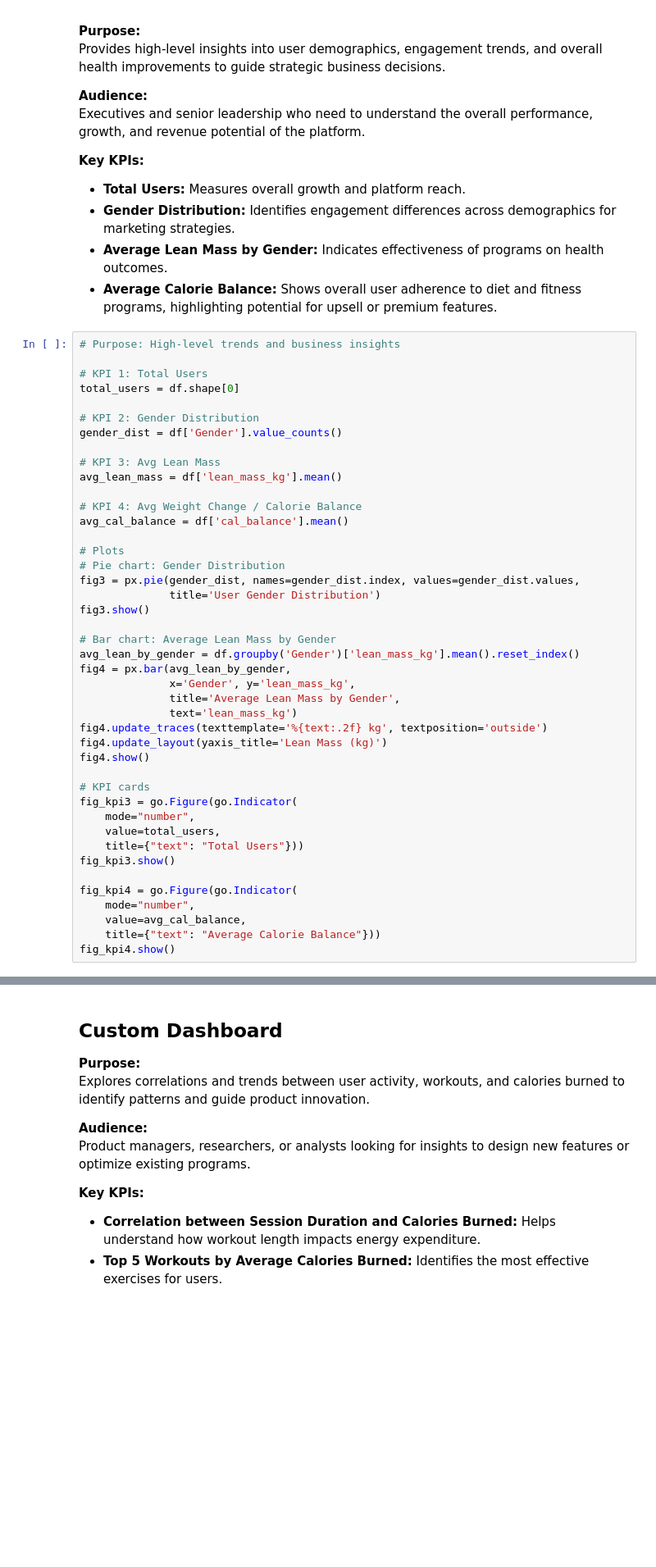
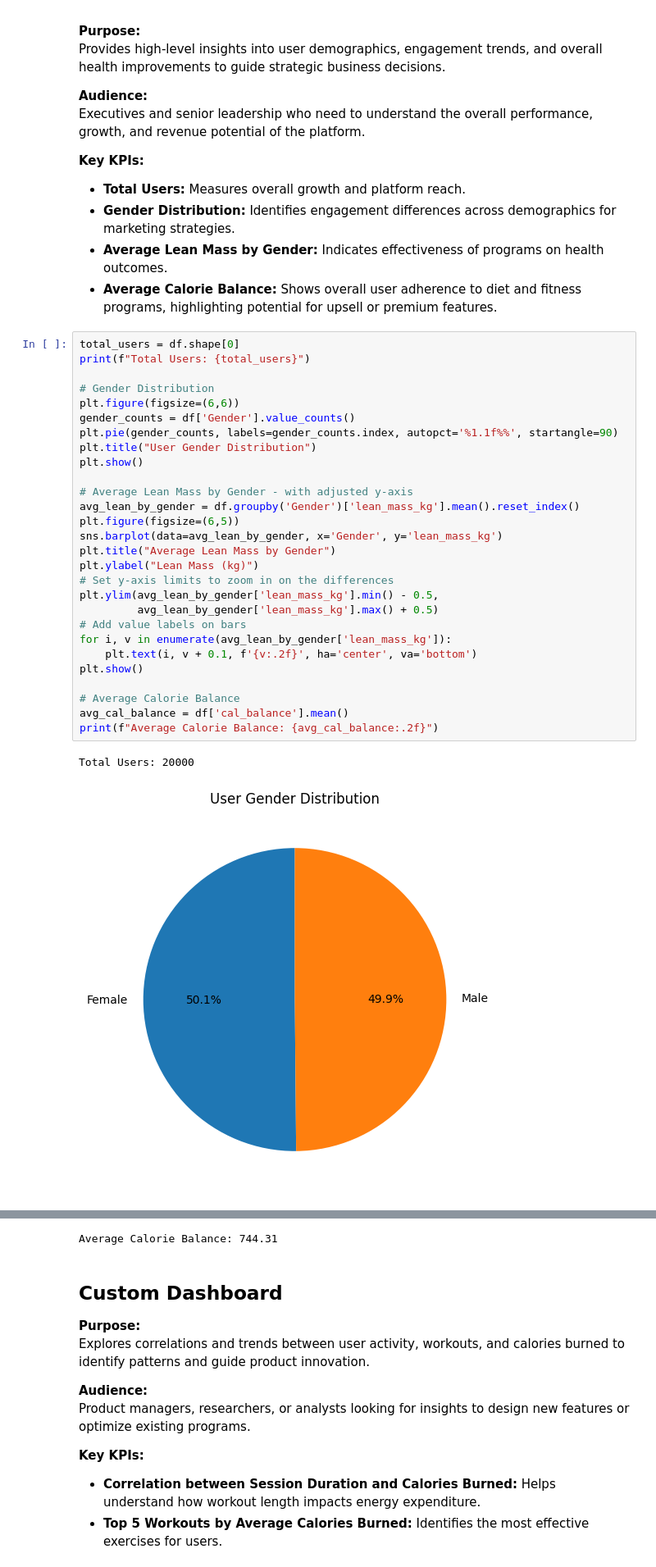
Before and after one commit to Nscook19/Data-Analysis-for-Topical-Project-4, a Jupyter notebook: Data Analytics.ipynb, the cells around one changed output, grey strips where cells are left out. Shown at 82% size. Cells and saved outputs as stored; diff of their text form; blank space fills up the shorter version.

```diff
--- a/Data Analytics.ipynb
+++ b/Data Analytics.ipynb
@@ -100,45 +65,33 @@ Executives and senior leadership who need to understand the overall performance,
 - **Average Lean Mass by Gender:** Indicates effectiveness of programs on health outcomes.
 - **Average Calorie Balance:** Shows overall user adherence to diet and fitness programs, highlighting potential for upsell or premium features.
 # %%
-# Purpose: High-level trends and business insights
+total_users = df.shape[0]
+print(f"Total Users: {total_users}")
 
-# KPI 1: Total Users
-total_users = df.shape[0]
+# Gender Distribution
+plt.figure(figsize=(6,6))
+gender_counts = df['Gender'].value_counts()
+plt.pie(gender_counts, labels=gender_counts.index, autopct='%1.1f%%', startangle=90)
+plt.title("User Gender Distribution")
+plt.show()
 
-# KPI 2: Gender Distribution
-gender_dist = df['Gender'].value_counts()
+# Average Lean Mass by Gender - with adjusted y-axis
+avg_lean_by_gender = df.groupby('Gender')['lean_mass_kg'].mean().reset_index()
+plt.figure(figsize=(6,5))
+sns.barplot(data=avg_lean_by_gender, x='Gender', y='lean_mass_kg')
+plt.title("Average Lean Mass by Gender")
+plt.ylabel("Lean Mass (kg)")
+# Set y-axis limits to zoom in on the differences
+plt.ylim(avg_lean_by_gender['lean_mass_kg'].min() - 0.5,
+         avg_lean_by_gender['lean_mass_kg'].max() + 0.5)
+# Add value labels on bars
+for i, v in enumerate(avg_lean_by_gender['lean_mass_kg']):
+    plt.text(i, v + 0.1, f'{v:.2f}', ha='center', va='bottom')
+plt.show()
 
-# KPI 3: Avg Lean Mass
-avg_lean_mass = df['lean_mass_kg'].mean()
-
-# KPI 4: Avg Weight Change / Calorie Balance
+# Average Calorie Balance
 avg_cal_balance = df['cal_balance'].mean()
-
-# Plots
-# Pie chart: Gender Distribution
-fig3 = px.pie(gender_dist, names=gender_dist.index, values=gender_dist.values,
-              title='User Gender Distribution')
-fig3.show()
-
-# Bar chart: Average Lean Mass by Gender
-avg_lean_by_gender = df.groupby('Gender')['lean_mass_kg'].mean().reset_index()
-fig4 = px.bar(avg_lean_by_gender,
-              x='Gender', y='lean_mass_kg',
-              title='Average Lean Mass by Gender',
-              text='lean_mass_kg')
-fig4.update_traces(texttemplate='%{text:.2f} kg', textposition='outside')
-fig4.update_layout(yaxis_title='Lean Mass (kg)')
-fig4.show()
-
-# KPI cards
-fig_kpi3 = go.Figure(go.Indicator(
-    mode="number",
-    value=total_users,
-    title={"text": "Total Users"}))
-fig_kpi3.show()
-
-fig_kpi4 = go.Figure(go.Indicator(
-    mode="number",
-    value=avg_cal_balance,
-    title={"text": "Average Calorie Balance"}))
-fig_kpi4.show()
+print(f"Average Calorie Balance: {avg_cal_balance:.2f}")
+# %% [output]
+Total Users: 20000
+[figure, added]
@@ -145,3 +99,4 @@ fig_kpi4.show()
+Average Calorie Balance: 744.31
 # %% [markdown]
 ## Custom Dashboard
 
```
Also changed, not shown: parts of 6 cells of this notebook.
